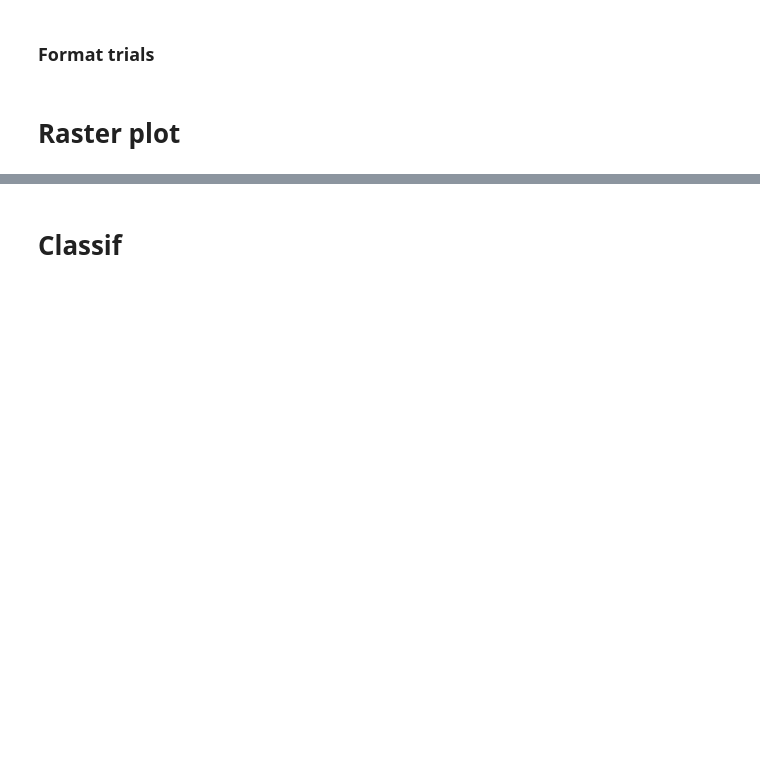
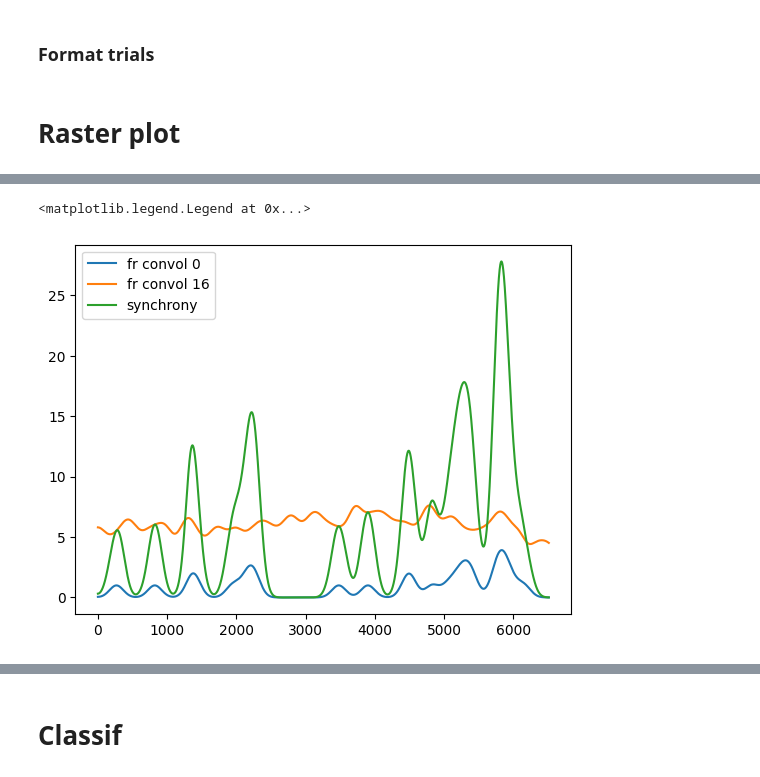
Before and after one commit to Lamifsud/pattern_classification_git, a Jupyter notebook: pipeline_drafts/HistGrad.ipynb, the cells around one changed output, grey strips where cells are left out. Saved outputs shown, nothing was run; the diff lists cells and outputs as text; code cells hidden in the pictures; blank space fills up the shorter version.

```diff
--- a/pipeline_drafts/HistGrad.ipynb
+++ b/pipeline_drafts/HistGrad.ipynb
@@ -169,2 +240,14 @@ for t in range(n_trials) :
+# %%
+n0 = 0
+n1 = 16
+neurons_ = [n0,n1]
+pair = list_pairs[np.logical_and(list_pairs[:,0] == n0, list_pairs[:,1] == n1)][0][2]
+plt.plot(spike_convolved[121,:,n0,2], label=f'fr convol {n0}')
+plt.plot(spike_convolved[121,:,n1,2], label=f'fr convol {n1}')
+plt.plot(Synch[121,:,pair], label='synchrony')
+plt.legend()
+# %% [output]
+<matplotlib.legend.Legend at 0x...>
+[figure, added]
 # %%
 t = 120
```
Also changed, not shown: parts of 38 cells of this notebook, 4 other files.
